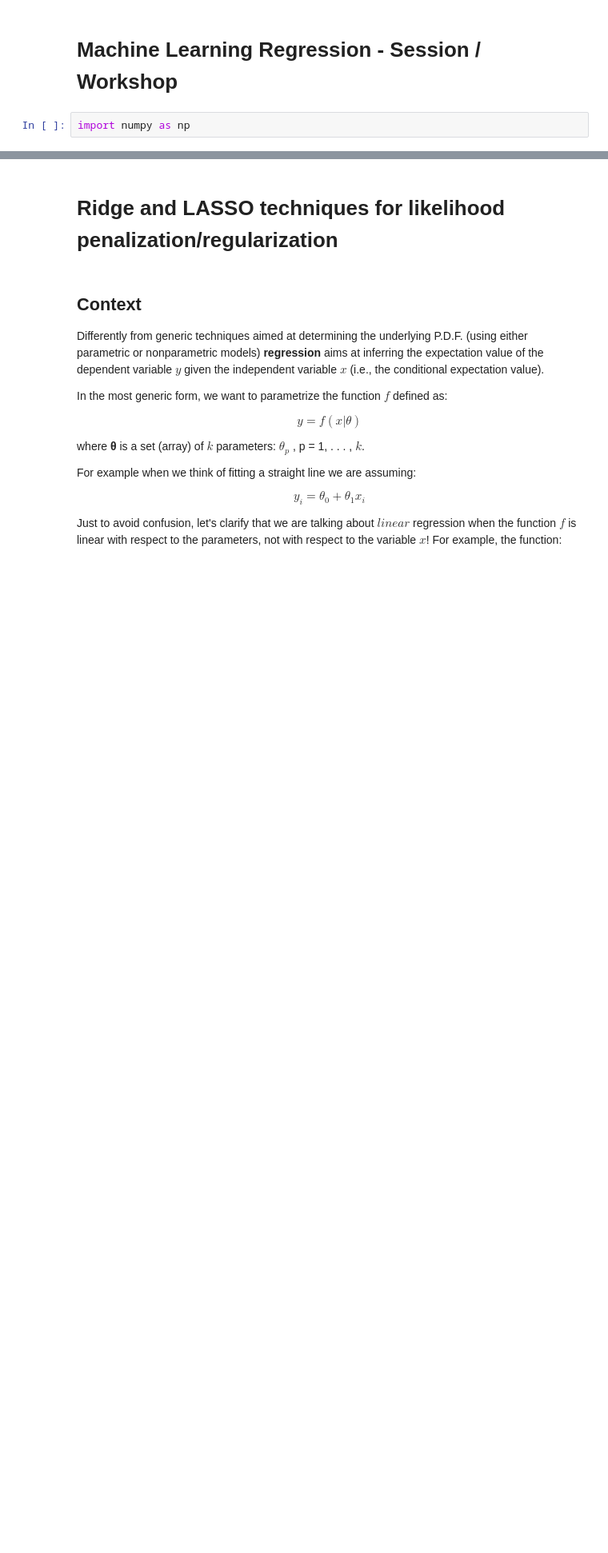
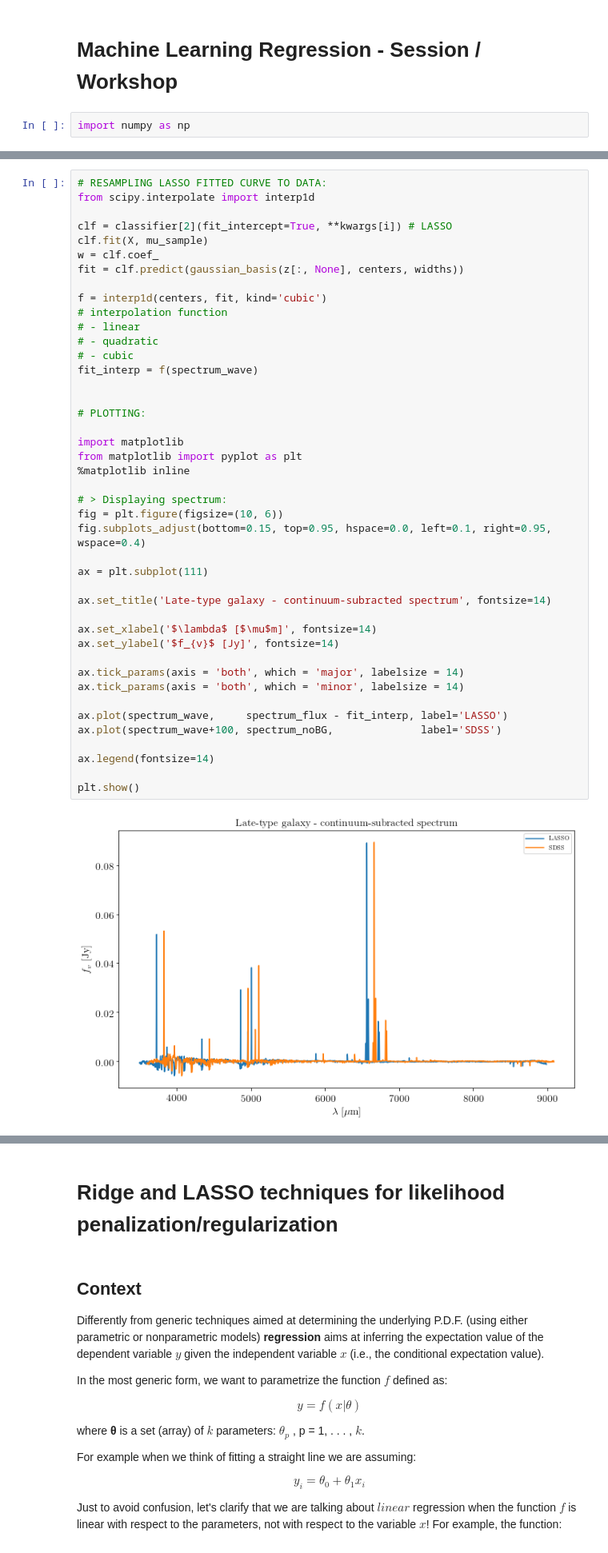
Before and after one commit to astrostatistics-in-crete/2019_summer_school, a Jupyter notebook: Regression/Regression_SW.ipynb, the cells around one changed output, grey strips where cells are left out. Shown: that part at 80% size. Cells and saved outputs as stored; diff of their text form; blank space fills up the shorter version.

```diff
--- a/Regression/Regression_SW.ipynb
+++ b/Regression/Regression_SW.ipynb
@@ -65 +219,46 @@ plt.show()
+# %%
+# RESAMPLING LASSO FITTED CURVE TO DATA:
+from scipy.interpolate import interp1d
+
+clf = classifier[2](fit_intercept=True, **kwargs[i]) # LASSO
+clf.fit(X, mu_sample)
+w = clf.coef_
+fit = clf.predict(gaussian_basis(z[:, None], centers, widths))
+
+f = interp1d(centers, fit, kind='cubic')
+# interpolation function
+# - linear
+# - quadratic
+# - cubic
+fit_interp = f(spectrum_wave)
+
+
+# PLOTTING:
+
+import matplotlib
+from matplotlib import pyplot as plt
+%matplotlib inline
+
+# > Displaying spectrum:
+fig = plt.figure(figsize=(10, 6))
+fig.subplots_adjust(bottom=0.15, top=0.95, hspace=0.0, left=0.1, right=0.95, wspace=0.4)
+
+ax = plt.subplot(111)
+
+ax.set_title('Late-type galaxy - continuum-subracted spectrum', fontsize=14)
+
+ax.set_xlabel('$\lambda$ [$\mu$m]', fontsize=14)
+ax.set_ylabel('$f_{v}$ [Jy]', fontsize=14)
+
+ax.tick_params(axis = 'both', which = 'major', labelsize = 14)
+ax.tick_params(axis = 'both', which = 'minor', labelsize = 14)
+
+ax.plot(spectrum_wave,     spectrum_flux - fit_interp, label='LASSO')
+ax.plot(spectrum_wave+100, spectrum_noBG,              label='SDSS')
+
+ax.legend(fontsize=14)
+
+plt.show()
+# %% [output]
+[figure, added]
 # %%
```
Also changed, not shown: parts of 14 cells of this notebook.
